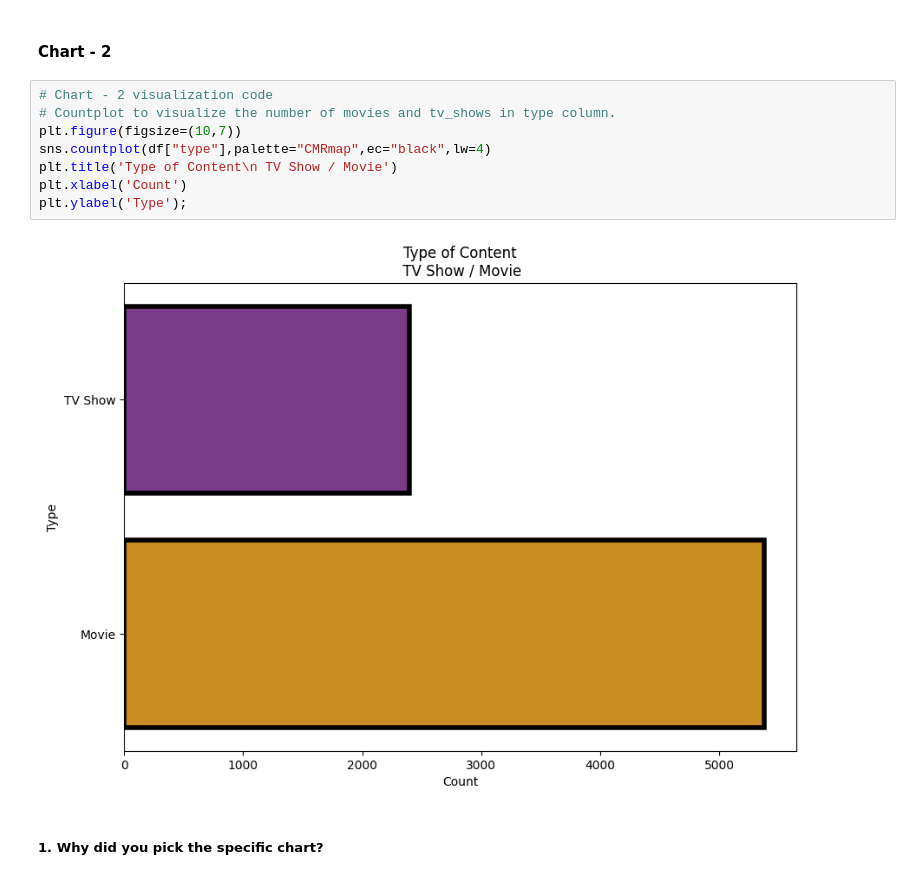
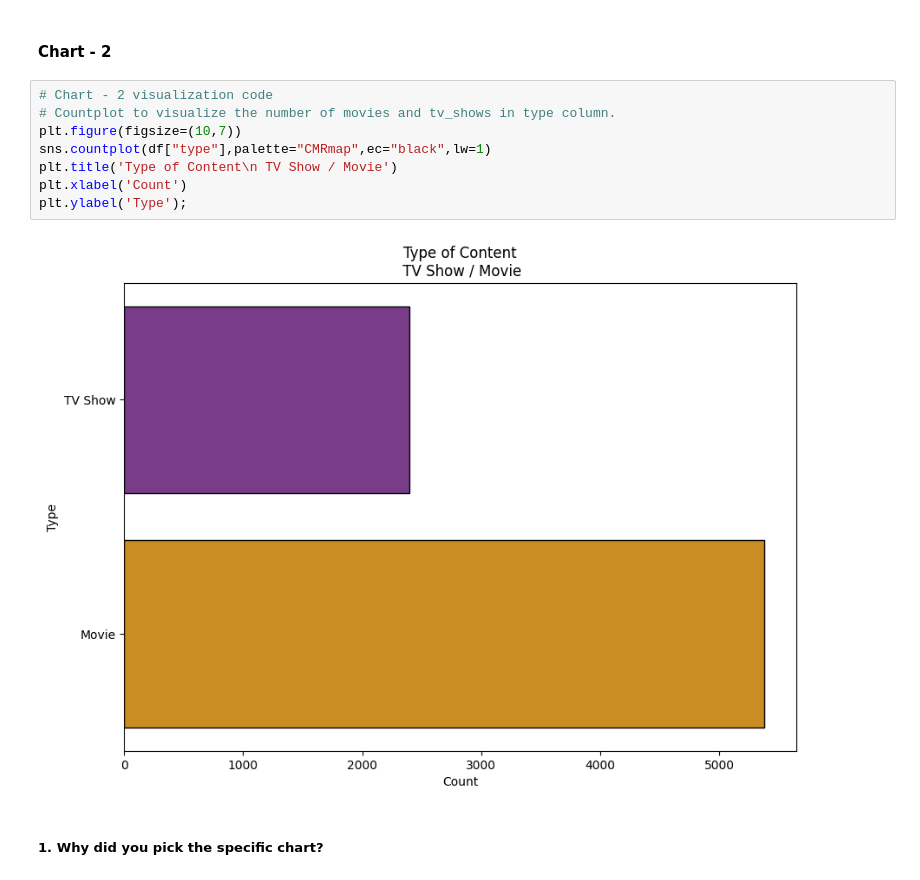
Before and after one commit to amol004/NETFLIX-MOVIES-AND-TV-SHOWS-CLUSTERING, a Jupyter notebook: NETFLIX_MOVIES_AND_TV_SHOWS_CLUSTERING.ipynb, the cells around one changed output. Saved outputs shown, nothing was run; the diff lists cells and outputs as text.

```diff
--- a/NETFLIX_MOVIES_AND_TV_SHOWS_CLUSTERING.ipynb
+++ b/NETFLIX_MOVIES_AND_TV_SHOWS_CLUSTERING.ipynb
@@ -397,13 +397,13 @@ Answer Here
 # %%
 # Chart - 2 visualization code
 # Countplot to visualize the number of movies and tv_shows in type column.
 plt.figure(figsize=(10,7))
-sns.countplot(df["type"],palette="CMRmap",ec="black",lw=4)
+sns.countplot(df["type"],palette="CMRmap",ec="black",lw=1)
 plt.title('Type of Content\n TV Show / Movie')
 plt.xlabel('Count')
 plt.ylabel('Type');
 # %% [output]
-[figure, old version]
+[figure, new version]
 # %% [markdown]
 ##### 1. Why did you pick the specific chart?
 # %% [markdown]
```
Also changed, not shown: parts of 60 cells of this notebook.
